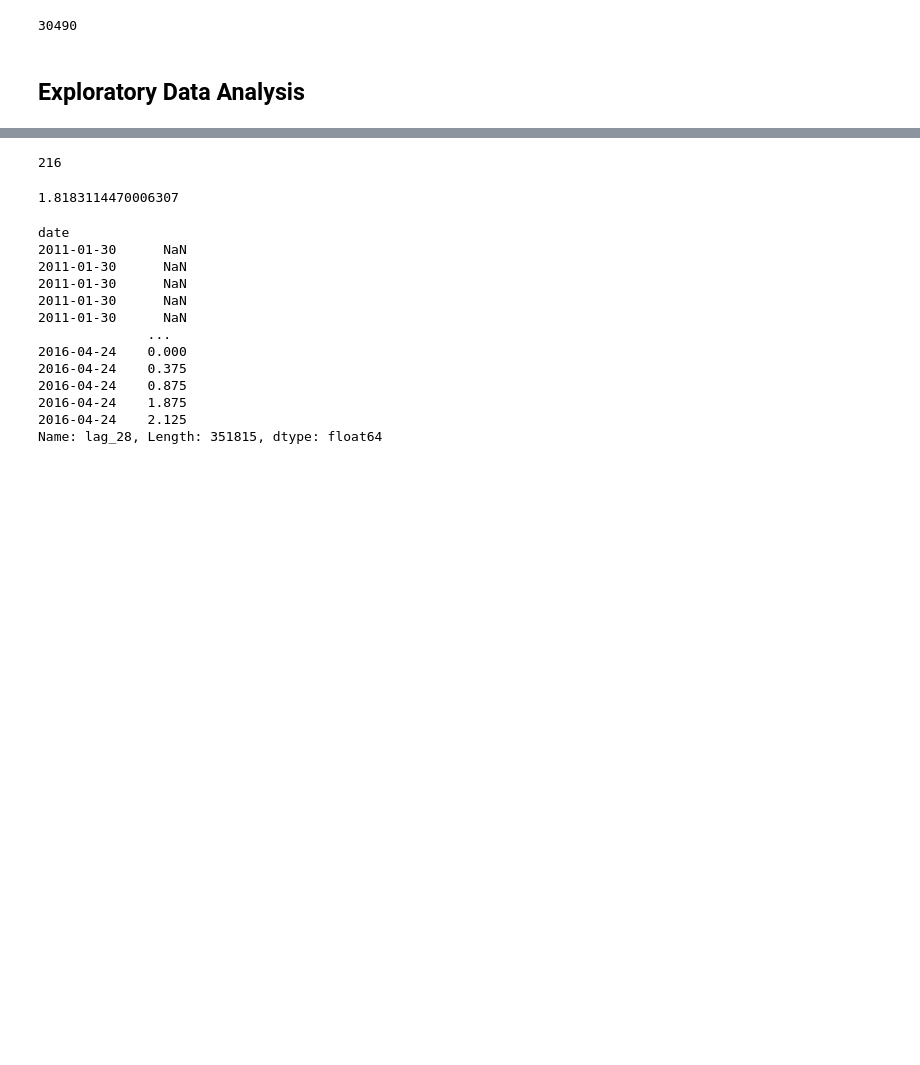
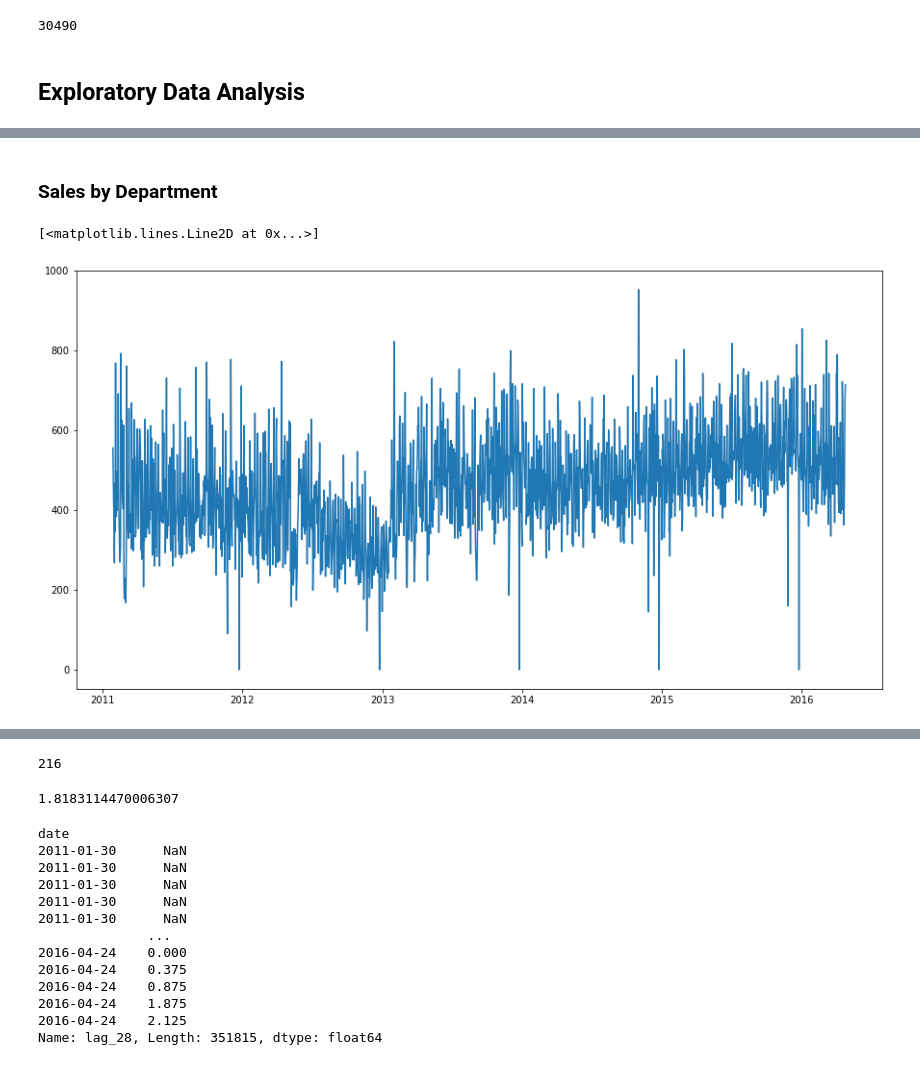
Before and after one commit to twood2015/Flatiron_Capstone, a Jupyter notebook: Working Notebooks/SquareOne.ipynb, the cells around one changed output, grey strips where cells are left out. Drawn from its saved outputs; the diff is of its cells as text; code cells hidden in the pictures; blank space fills up the shorter version.

```diff
--- a/Working Notebooks/SquareOne.ipynb
+++ b/Working Notebooks/SquareOne.ipynb
@@ -146,0 +184,8 @@ CA1_F1_price.describe(include='object')
+# %% [markdown]
+### Sales by Department
+# %%
+fig, ax = plt.subplots(figsize=(15,8))
+ax.plot(CA1_price[CA1_price['id'].str.contains('HOB')].groupby('date')['sales'].sum())
+# %% [output]
+[<matplotlib.lines.Line2D at 0x...>]
+[figure, added]
```
Also changed, not shown: parts of 18 cells of this notebook.
